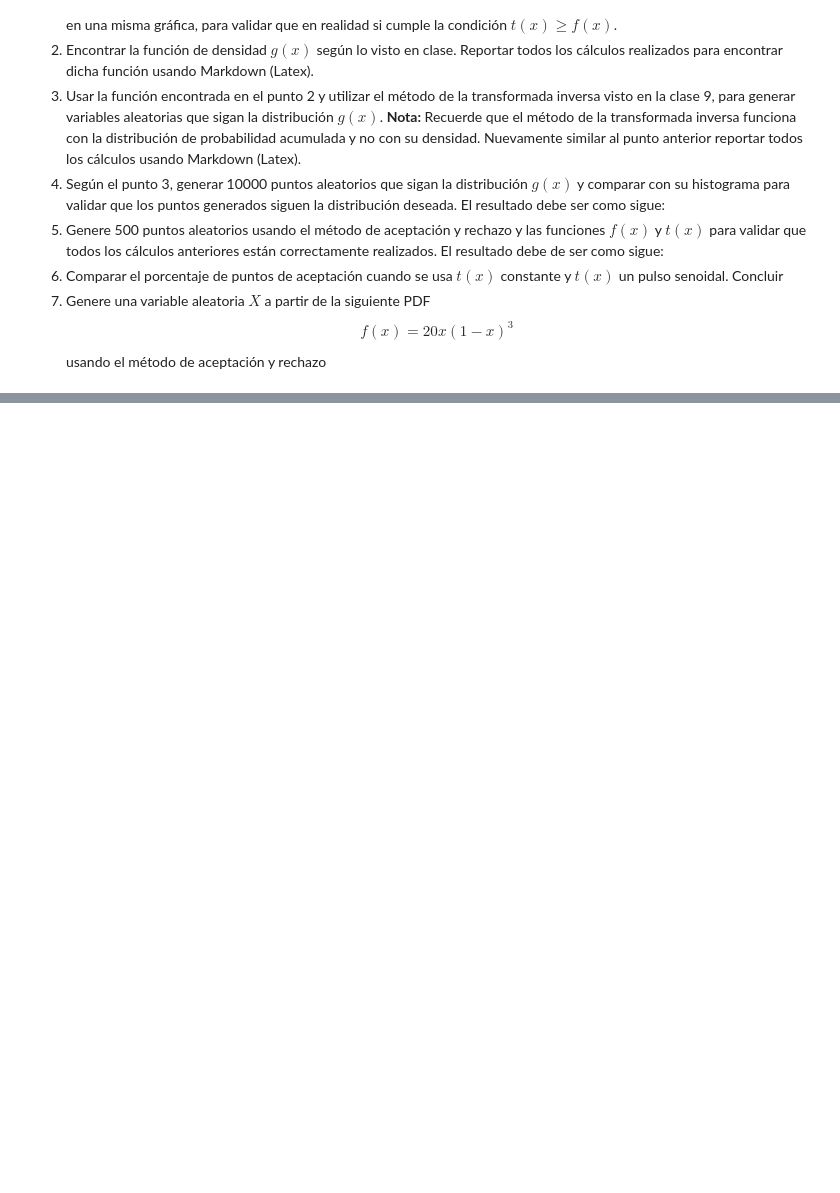
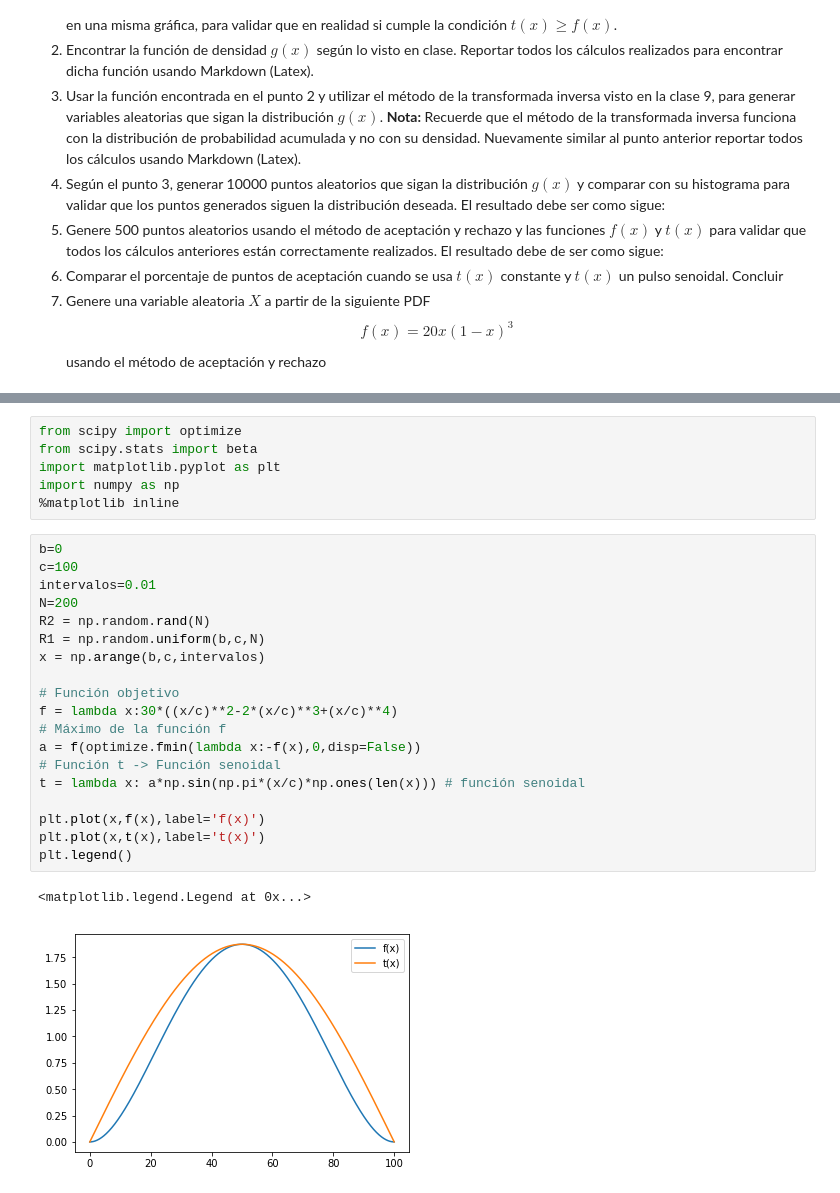
Before and after one commit to oscaralfonso17/Tarea6_IPaniagua_OAFlores, a Jupyter notebook: Tarea6_IPaniagua_OAFlores.ipynb, the cells around one changed output, grey strips where cells are left out. Cells and saved outputs as stored; diff of their text form; blank space fills up the shorter version.

```diff
--- a/Tarea6_IPaniagua_OAFlores.ipynb
+++ b/Tarea6_IPaniagua_OAFlores.ipynb
@@ -112,0 +125,28 @@ usando el método de aceptación y rechazo
+# %%
+from scipy import optimize
+from scipy.stats import beta
+import matplotlib.pyplot as plt
+import numpy as np
+%matplotlib inline
+# %%
+b=0
+c=100
+intervalos=0.01
+N=200
+R2 = np.random.rand(N)
+R1 = np.random.uniform(b,c,N)
+x = np.arange(b,c,intervalos)
+
+# Función objetivo
+f = lambda x:30*((x/c)**2-2*(x/c)**3+(x/c)**4)
+# Máximo de la función f
+a = f(optimize.fmin(lambda x:-f(x),0,disp=False))
+# Función t -> Función senoidal
+t = lambda x: a*np.sin(np.pi*(x/c)*np.ones(len(x))) # función senoidal
+
+plt.plot(x,f(x),label='f(x)')
+plt.plot(x,t(x),label='t(x)')
+plt.legend()
+# %% [output]
+<matplotlib.legend.Legend at 0x...>
+[figure, added]
```
Also changed, not shown: parts of 3 cells of this notebook.
